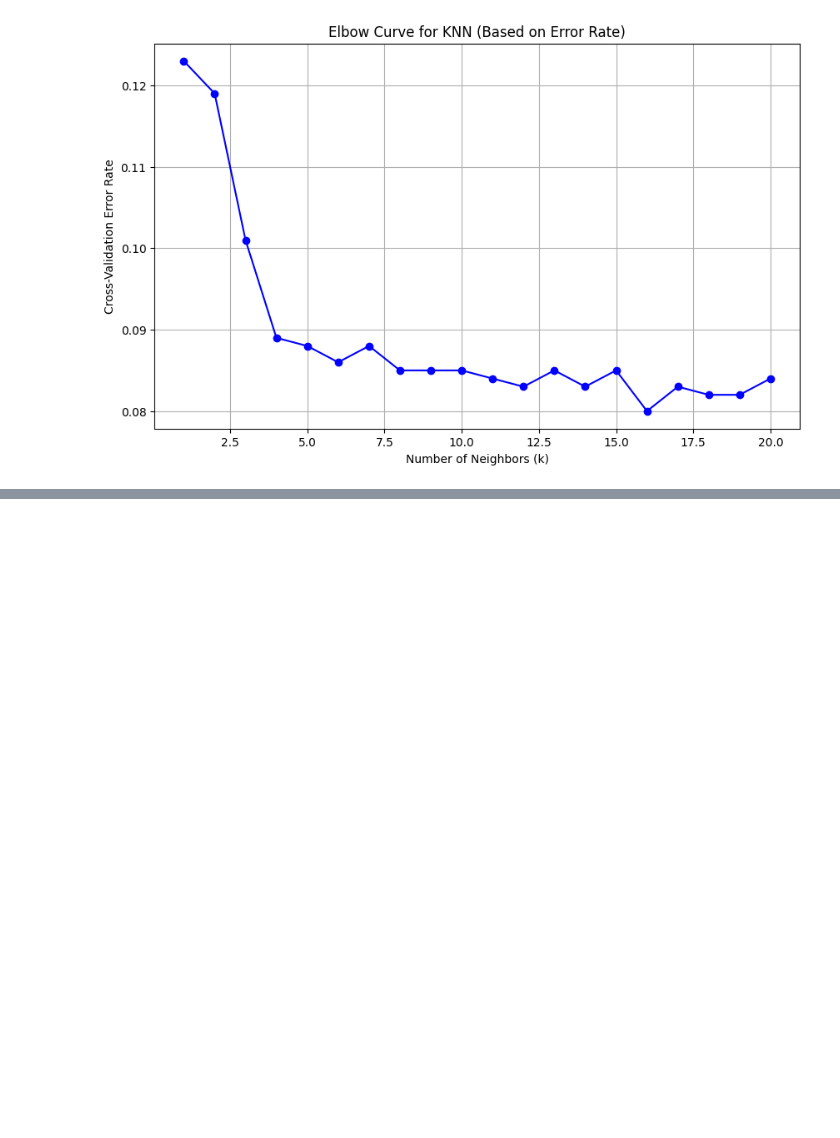
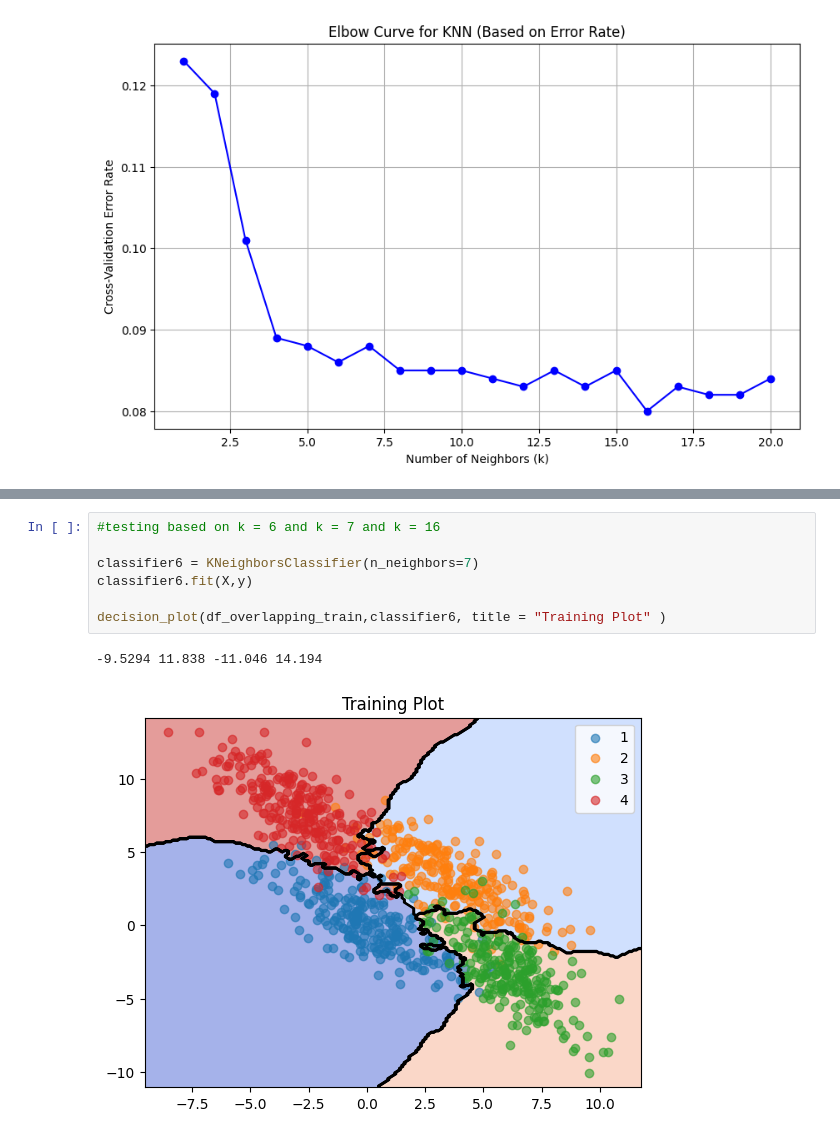
Before and after one commit to amankushwaha25/CS401-IML-Assignment, a Jupyter notebook: Overlapping.ipynb, the cells around one changed output, grey strips where cells are left out. Drawn from its saved outputs; the diff is of its cells as text; blank space fills up the shorter version.

```diff
--- a/Overlapping.ipynb
+++ b/Overlapping.ipynb
@@ -223,0 +232,10 @@ decision_plot(df_overlapping_train,classifier6, title = "Training Plot" )
+# %%
+#testing based on k = 6 and k = 7 and k = 16
+
+classifier6 = KNeighborsClassifier(n_neighbors=7)
+classifier6.fit(X,y)
+
+decision_plot(df_overlapping_train,classifier6, title = "Training Plot" )
+# %% [output]
+-9.5294 11.838 -11.046 14.194
+[figure, added]
```
Also changed, not shown: parts of 3 cells of this notebook.
